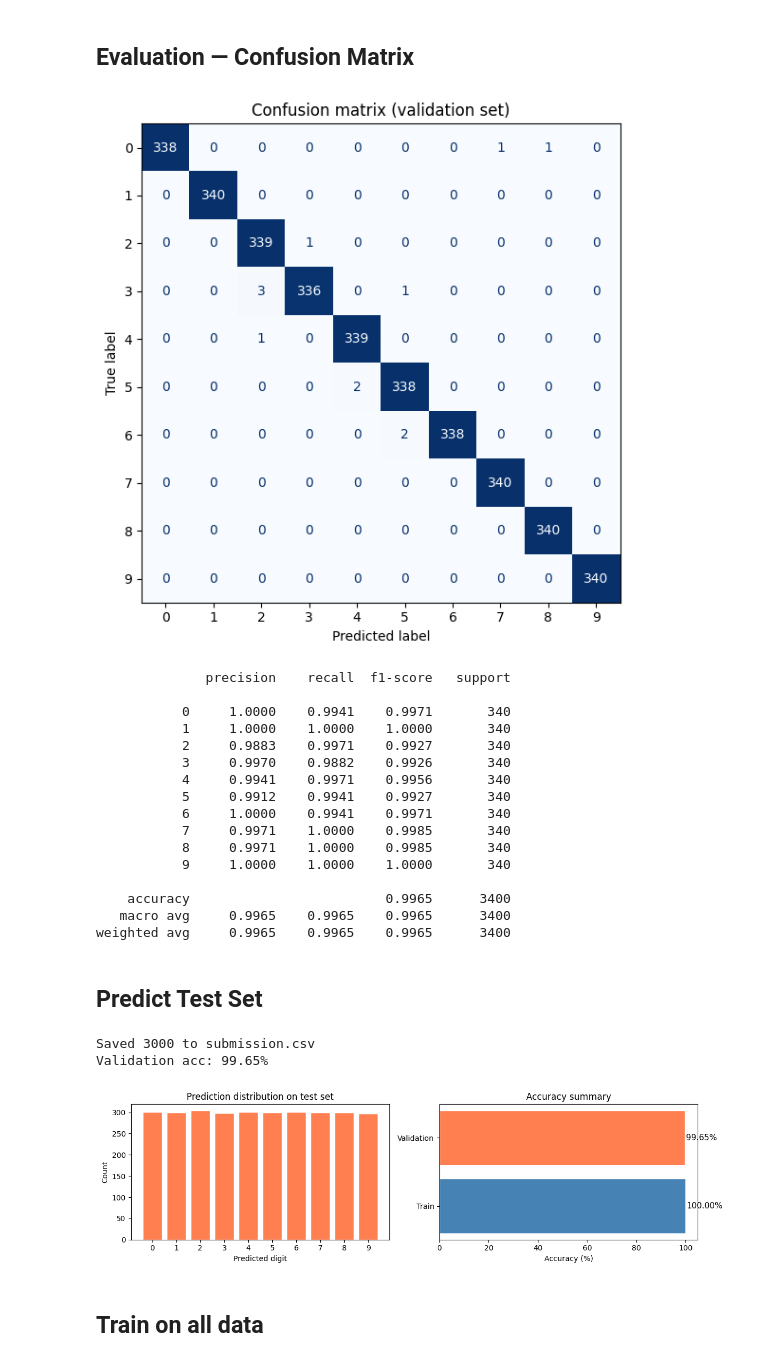
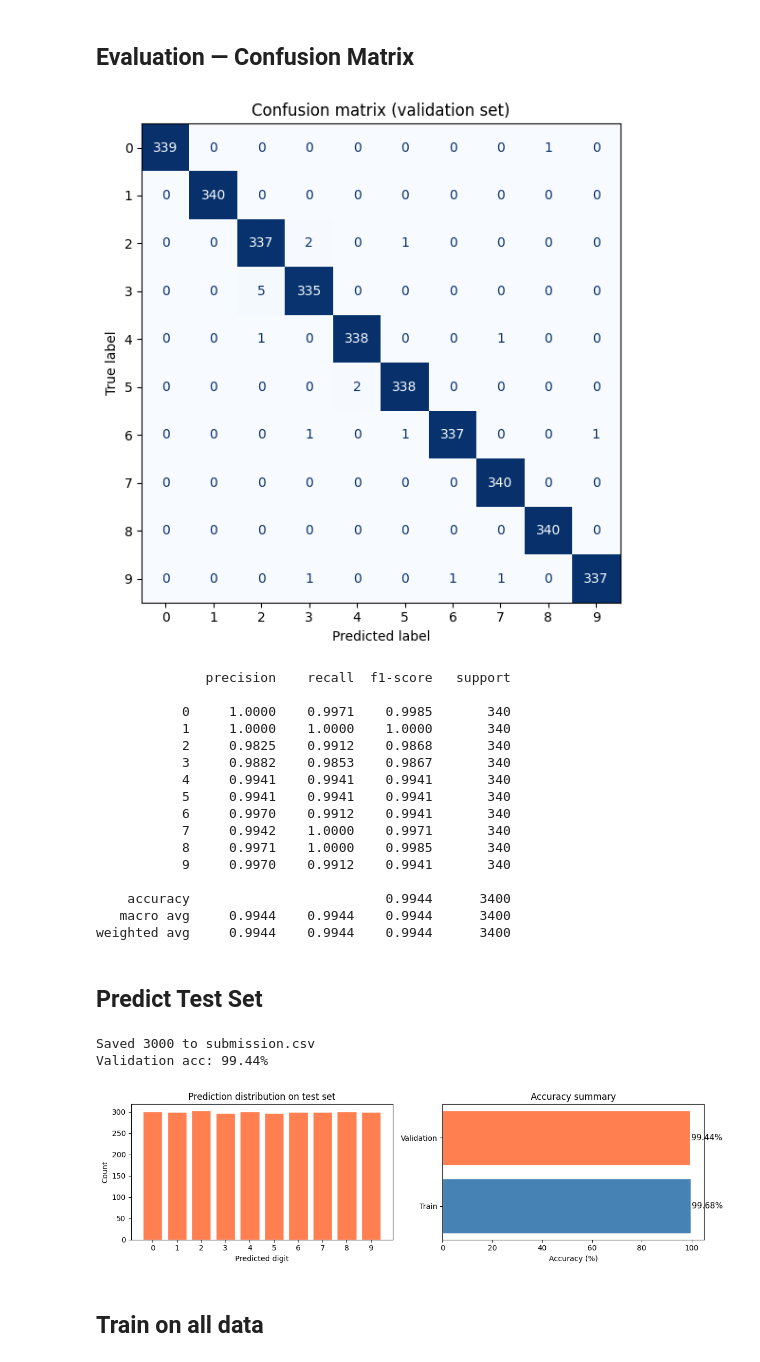
Before and after one commit to Rarees404/Image_Video_repo, a Jupyter notebook: recognize.ipynb, the cells around one changed output. Cells and saved outputs as stored; diff of their text form; code cells hidden in the pictures.

Commit message:
added upscaling

```diff
--- a/recognize.ipynb
+++ b/recognize.ipynb
@@ -19,14 +19,19 @@ print("ok")
 ok
 # %%
 DATA_DIR = 'data'
-IMG_SIZE = (28, 28)
+# change for upscaling to 56x56
+IMG_BIGGER = True
+IMG_SIZE = (28,28)
 
 _CLAHE = cv2.createCLAHE(clipLimit=2.0, tileGridSize=(4, 4))
 
-_HOG = cv2.HOGDescriptor(
-    _winSize=IMG_SIZE, _blockSize=(8, 8),
-    _blockStride=(4, 4), _cellSize=(4, 4), _nbins=9
-)
+if IMG_BIGGER:
+    HOG_size = (56,56)
+else:
+    HOG_size = IMG_SIZE
+
+_HOG = cv2.HOGDescriptor(_winSize=HOG_size, _blockSize=(8, 8),_blockStride=(4, 4), _cellSize=(4, 4), _nbins=9)
+
 
 def find_train_image(img_id, category):
     path = os.path.join(DATA_DIR, 'train', 'train', str(category), f'{img_id}.png')
@@ -58,6 +63,12 @@ def load_image(path):
 def preprocess(path):
     img = _CLAHE.apply(load_image(path))
     return _HOG.compute(img).flatten()
+
+def preprocess_upscaled(img):
+    img_up = cv2.resize(img,(56, 56),interpolation=cv2.INTER_CUBIC)
+    img_up = cv2.GaussianBlur(img_up, (3, 3), 0)
+    IMG_BIGGER = True
+    return img_up
 # %% [markdown]
 ## Sample Images
 # %%
@@ -90,6 +101,7 @@ for _, row in train_df.iterrows():
         missing += 1
         continue
     img = load_image(path)
+    img = preprocess_upscaled(img)
     X_train_raw.append(img)
     X_train.append(_HOG.compute(_CLAHE.apply(img)).flatten())
     y_train.append(int(row['Category']))
@@ -189,7 +205,11 @@ if HAS_TORCH:
             super().__init__()
             self.conv1 = nn.Conv2d(1, 32, 3, padding=1)
             self.conv2 = nn.Conv2d(32, 64, 3, padding=1)
-            self.fc1   = nn.Linear(64 * 7 * 7, 128)
+            if IMG_BIGGER:
+                self.fc1 = nn.Linear(64 * 14 * 14, 128)
+            else:
+                self.fc1 = nn.Linear(64 * 7 * 7, 128)
+
             self.fc2   = nn.Linear(128, 10)
             self.drop  = nn.Dropout(0.5)
 
@@ -292,23 +328,23 @@ plt.tight_layout(); plt.show()
 
 print(classification_report(y_val, preds_val, digits=4))
 # %% [output]
-[figure, old version]
+[figure, new version]
               precision    recall  f1-score   support
 
-           0     1.0000    0.9941    0.9971       340
+           0     1.0000    0.9971    0.9985       340
            1     1.0000    1.0000    1.0000       340
-           2     0.9883    0.9971    0.9927       340
-           3     0.9970    0.9882    0.9926       340
-           4     0.9941    0.9971    0.9956       340
-           5     0.9912    0.9941    0.9927       340
-           6     1.0000    0.9941    0.9971       340
-           7     0.9971    1.0000    0.9985       340
+           2     0.9825    0.9912    0.9868       340
+           3     0.9882    0.9853    0.9867       340
+           4     0.9941    0.9941    0.9941       340
+           5     0.9941    0.9941    0.9941       340
+           6     0.9970    0.9912    0.9941       340
+           7     0.9942    1.0000    0.9971       340
            8     0.9971    1.0000    0.9985       340
-           9     1.0000    1.0000    1.0000       340
+           9     0.9970    0.9912    0.9941       340
 
-    accuracy                         0.9965      3400
-   macro avg     0.9965    0.9965    0.9965      3400
-weighted avg     0.9965    0.9965    0.9965      3400
+    accuracy                         0.9944      3400
+   macro avg     0.9944    0.9944    0.9944      3400
+weighted avg     0.9944    0.9944    0.9944      3400
 # %% [markdown]
 ## Predict Test Set
 # %%
@@ -324,38 +360,47 @@ for img_id in test_df['Id']:
     test_paths.append(path)
 
 if use_raw_for_predict:
-    test_X = np.array([load_image(p) for p in test_paths], dtype=np.uint8)
+    if IMG_BIGGER:
+        test_X = np.array([
+            preprocess_upscaled(load_image(p)) for p in test_paths
+        ], dtype=np.uint8)
+    else:
+        test_X = np.array([
+            load_image(p) for p in test_paths
+        ], dtype=np.uint8)
 else:
-    test_X = np.array([preprocess(p) for p in test_paths])
+    test_X = np.array([
+        preprocess(p) for p in test_paths
+    ])
 
 predictions = clf.predict(test_X)
 
 submission = pd.DataFrame({'Id': test_ids, 'Category': predictions})
 submission.to_csv('submission.csv', index=False)
 print(f'Saved {len(submission)} to submission.csv')
 print(f'Validation acc: {val_acc:.2%}')
 
 fig, axes = plt.subplots(1, 2, figsize=(12, 3.5))
 
 unique, counts = np.unique(predictions, return_counts=True)
 axes[0].bar(unique, counts, color='coral', edgecolor='white')
 axes[0].set_xlabel('Predicted digit'); axes[0].set_ylabel('Count')
 axes[0].set_title('Prediction distribution on test set')
 axes[0].set_xticks(unique)
 
 axes[1].barh(['Train', 'Validation'], [train_acc * 100, val_acc * 100],
              color=['steelblue', 'coral'], edgecolor='white')
 axes[1].set_xlim(0, 105)
 axes[1].set_xlabel('Accuracy (%)')
 axes[1].set_title('Accuracy summary')
 for i, v in enumerate([train_acc, val_acc]):
     axes[1].text(v * 100 + 0.5, i, f'{v:.2%}', va='center', fontsize=11)
 
 plt.tight_layout(); plt.show()
 # %% [output]
 Saved 3000 to submission.csv
-Validation acc: 99.65%
+Validation acc: 99.44%
-[figure, old version]
+[figure, new version]
 # %% [markdown]
 ## Train on all data
 # %%
```
Also changed, not shown: parts of 3 cells of this notebook.
